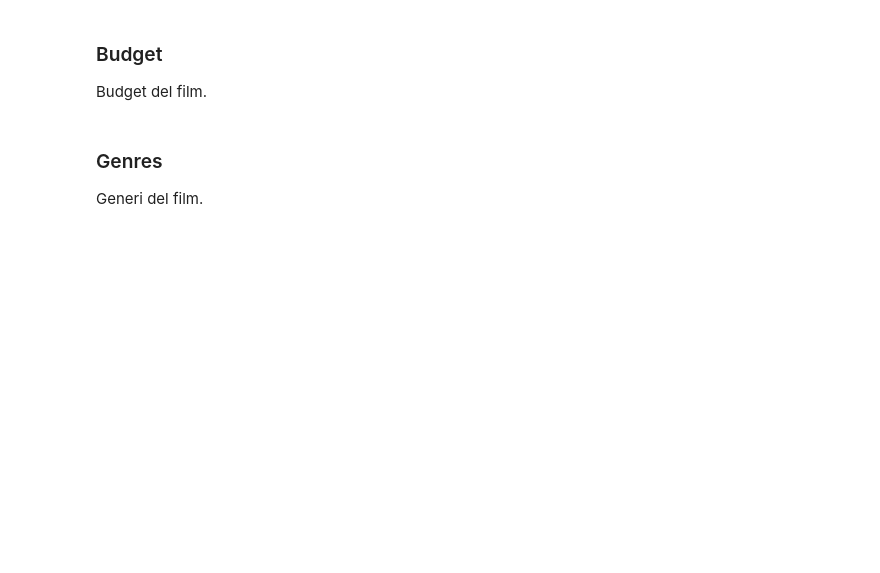
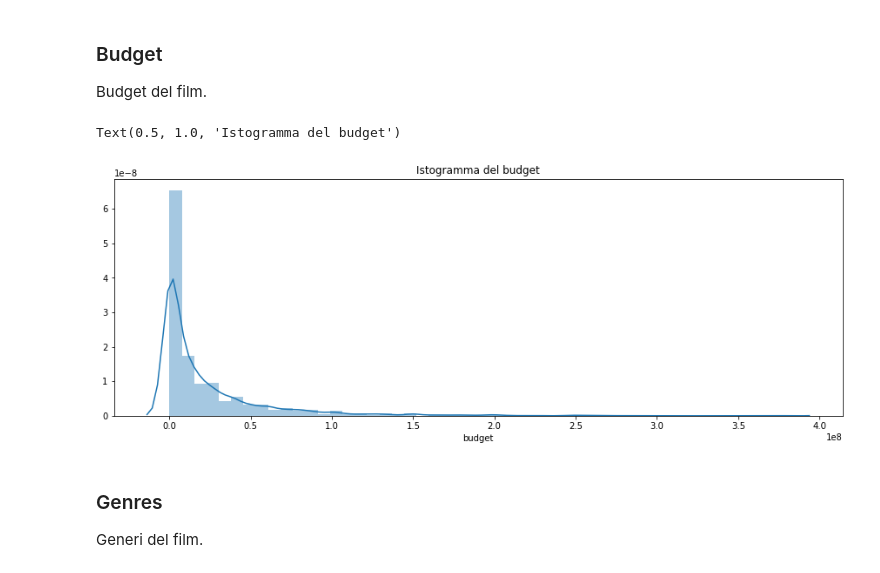
Before and after one commit to SimoneFerrari99/DWM-Kaggle-TMDB-Box-Office-Prediction, a Jupyter notebook: ProgettoDWM2021.ipynb, the cells around one changed output. Cells and saved outputs as stored; diff of their text form; code cells hidden in the pictures; blank space fills up the shorter version.

```diff
--- a/ProgettoDWM2021.ipynb
+++ b/ProgettoDWM2021.ipynb
@@ -301,6 +391,12 @@ Nome della collezione a cui il film può appartenenre.
 # %% [markdown]
 ### Budget
 Budget del film.
+# %%
+plt.figure(figsize=(15,5)) # Grandezza del grafico
+sns.distplot(a = train['budget']).set_title("Istogramma del budget") # generazione del grafico
+# %% [output]
+Text(0.5, 1.0, 'Istogramma del budget')
+[figure, added]
 # %% [markdown]
 ### Genres
 Generi del film.
```
Also changed, not shown: parts of 52 cells of this notebook.
